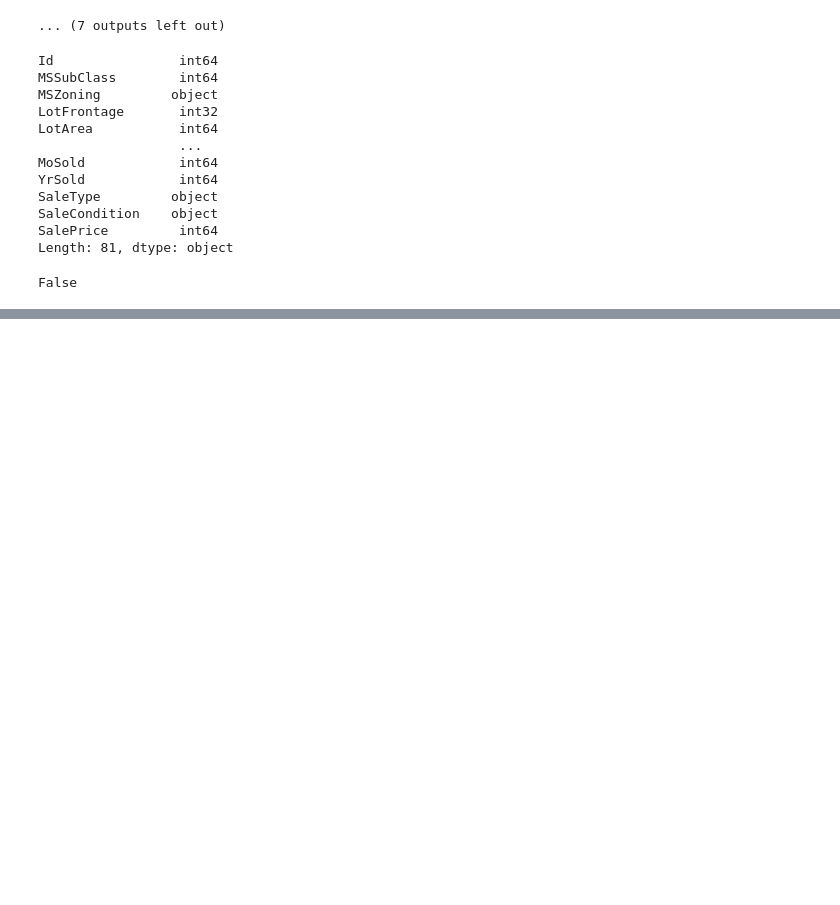
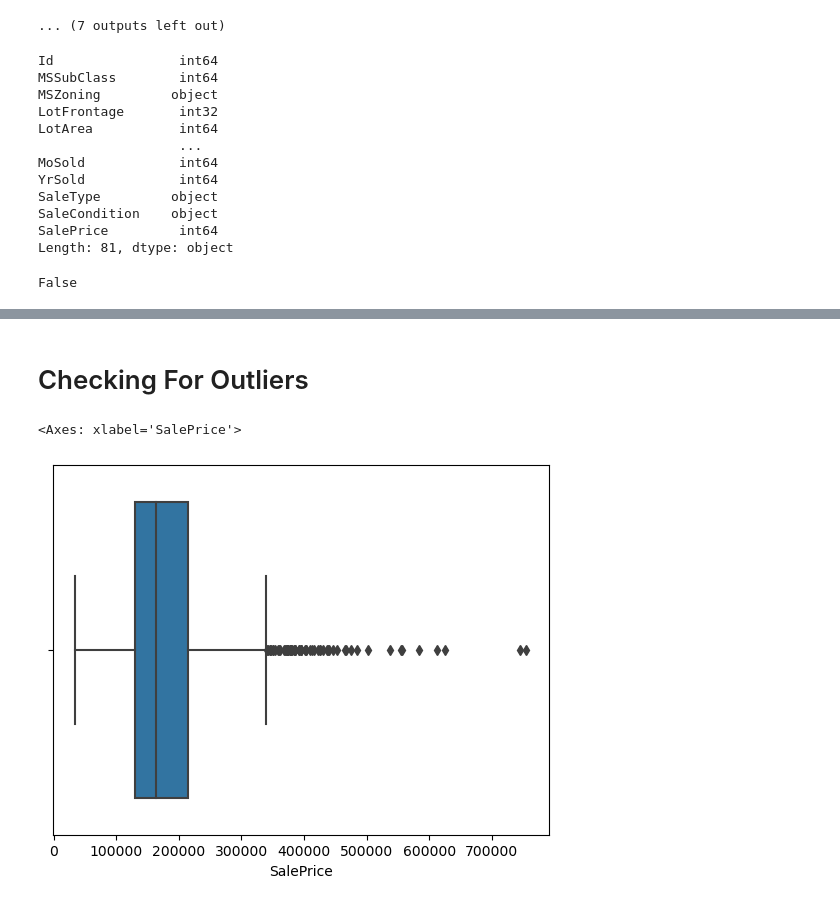
Before and after one commit to Nahsc0/DSFP_CLass, a Jupyter notebook: EDA.ipynb, the cells around one changed output, grey strips where cells are left out. Drawn from its saved outputs; the diff is of its cells as text; code cells hidden in the pictures; blank space fills up the shorter version.

```diff
--- a/EDA.ipynb
+++ b/EDA.ipynb
@@ -225,0 +244,7 @@ numerical_data
+# %% [markdown]
+# Checking For Outliers
+# %%
+sns.boxplot(x='SalePrice', data=df)
+# %% [output]
+<Axes: xlabel='SalePrice'>
+[figure, added]
```
Also changed, not shown: parts of 8 cells of this notebook.
